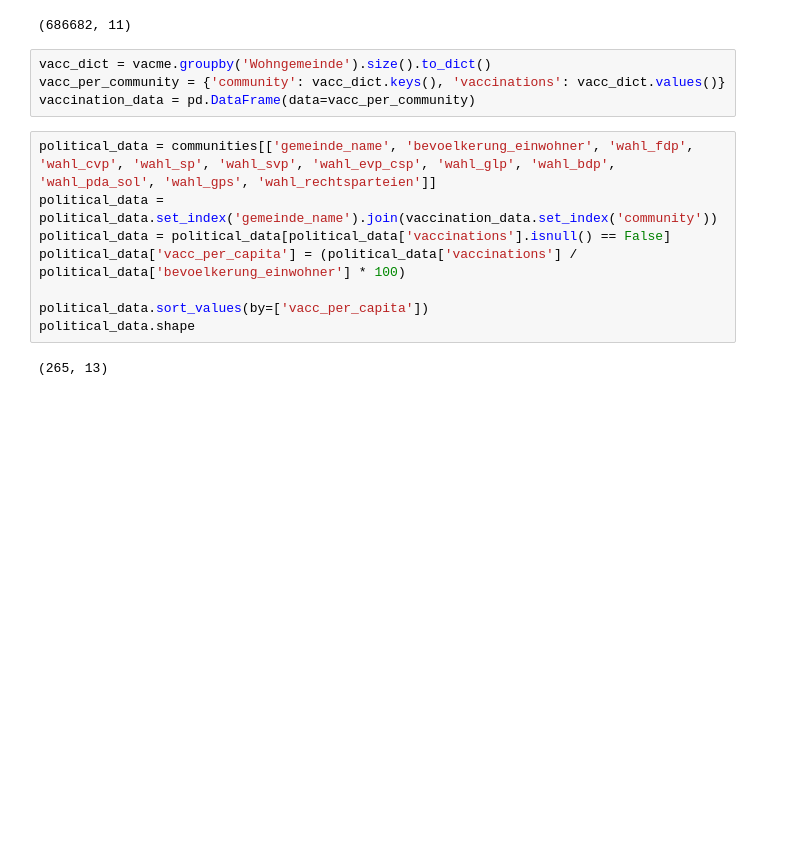
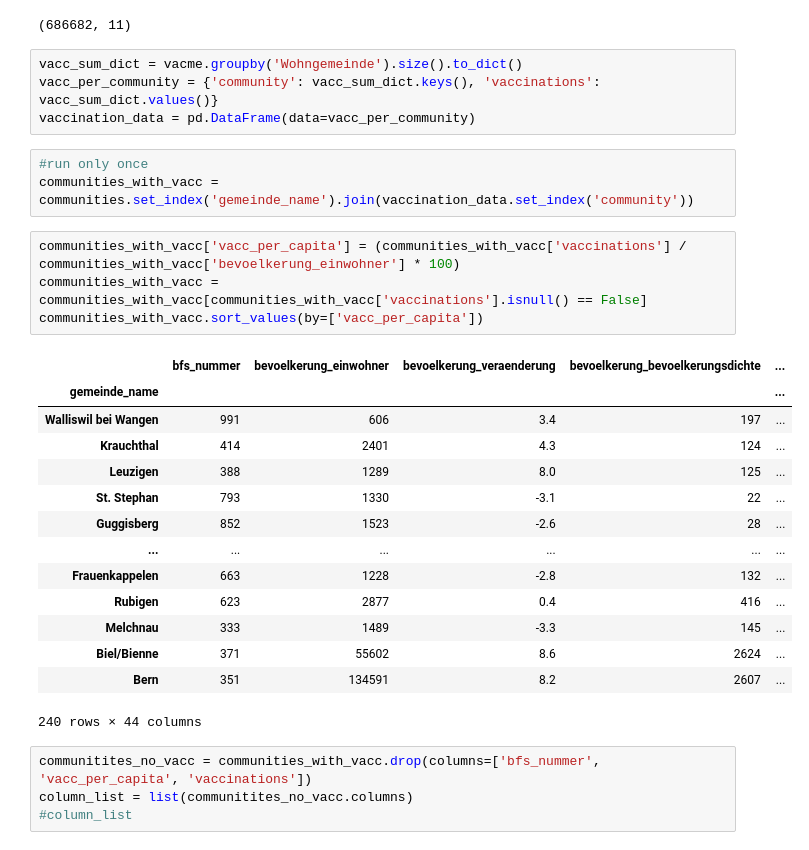
Before and after one commit to TheCell/DataHackDayBern2021, a Jupyter notebook: impfzentren.ipynb, the cells around one changed output. Drawn from its saved outputs; the diff is of its cells as text; blank space fills up the shorter version.

```diff
--- a/impfzentren.ipynb
+++ b/impfzentren.ipynb
@@ -63,19 +63,35 @@ vacme.shape
 # %% [output]
 (686682, 11)
 # %%
-vacc_dict = vacme.groupby('Wohngemeinde').size().to_dict()
-vacc_per_community = {'community': vacc_dict.keys(), 'vaccinations': vacc_dict.values()}
+vacc_sum_dict = vacme.groupby('Wohngemeinde').size().to_dict()
+vacc_per_community = {'community': vacc_sum_dict.keys(), 'vaccinations': vacc_sum_dict.values()}
 vaccination_data = pd.DataFrame(data=vacc_per_community)
-# %%
-political_data = communities[['gemeinde_name', 'bevoelkerung_einwohner', 'wahl_fdp', 'wahl_cvp', 'wahl_sp', 'wahl_svp', 'wahl_evp_csp', 'wahl_glp', 'wahl_bdp', 'wahl_pda_sol', 'wahl_gps', 'wahl_rechtsparteien']]
-political_data = political_data.set_index('gemeinde_name').join(vaccination_data.set_index('community'))
-political_data = political_data[political_data['vaccinations'].isnull() == False]
-political_data['vacc_per_capita'] = (political_data['vaccinations'] / political_data['bevoelkerung_einwohner'] * 100)
-
-political_data.sort_values(by=['vacc_per_capita'])
-political_data.shape
-# %% [output]
-(265, 13)
+# %%
+#run only once
+communities_with_vacc = communities.set_index('gemeinde_name').join(vaccination_data.set_index('community'))
+# %%
+communities_with_vacc['vacc_per_capita'] = (communities_with_vacc['vaccinations'] / communities_with_vacc['bevoelkerung_einwohner'] * 100)
+communities_with_vacc = communities_with_vacc[communities_with_vacc['vaccinations'].isnull() == False]
+communities_with_vacc.sort_values(by=['vacc_per_capita'])
+# %% [output]
+|  | bfs_nummer | bevoelkerung_einwohner | bevoelkerung_veraenderung | bevoelkerung_bevoelkerungsdichte | ... |
+| gemeinde_name |  |  |  |  | ... |
+| Walliswil bei Wangen | 991 | 606 | 3.4 | 197 | ... |
+| Krauchthal | 414 | 2401 | 4.3 | 124 | ... |
+| Leuzigen | 388 | 1289 | 8.0 | 125 | ... |
+| St. Stephan | 793 | 1330 | -3.1 | 22 | ... |
+| Guggisberg | 852 | 1523 | -2.6 | 28 | ... |
+| ... | ... | ... | ... | ... | ... |
+| Frauenkappelen | 663 | 1228 | -2.8 | 132 | ... |
+| Rubigen | 623 | 2877 | 0.4 | 416 | ... |
+| Melchnau | 333 | 1489 | -3.3 | 145 | ... |
+| Biel/Bienne | 371 | 55602 | 8.6 | 2624 | ... |
+| Bern | 351 | 134591 | 8.2 | 2607 | ... |
+240 rows × 44 columns
+# %%
+communitites_no_vacc = communities_with_vacc.drop(columns=['bfs_nummer', 'vacc_per_capita', 'vaccinations'])
+column_list = list(communitites_no_vacc.columns)
+#column_list
 # %%
 import statsmodels.api as sm
 from sklearn.preprocessing import StandardScaler
```
Also changed, not shown: parts of 5 cells of this notebook.
